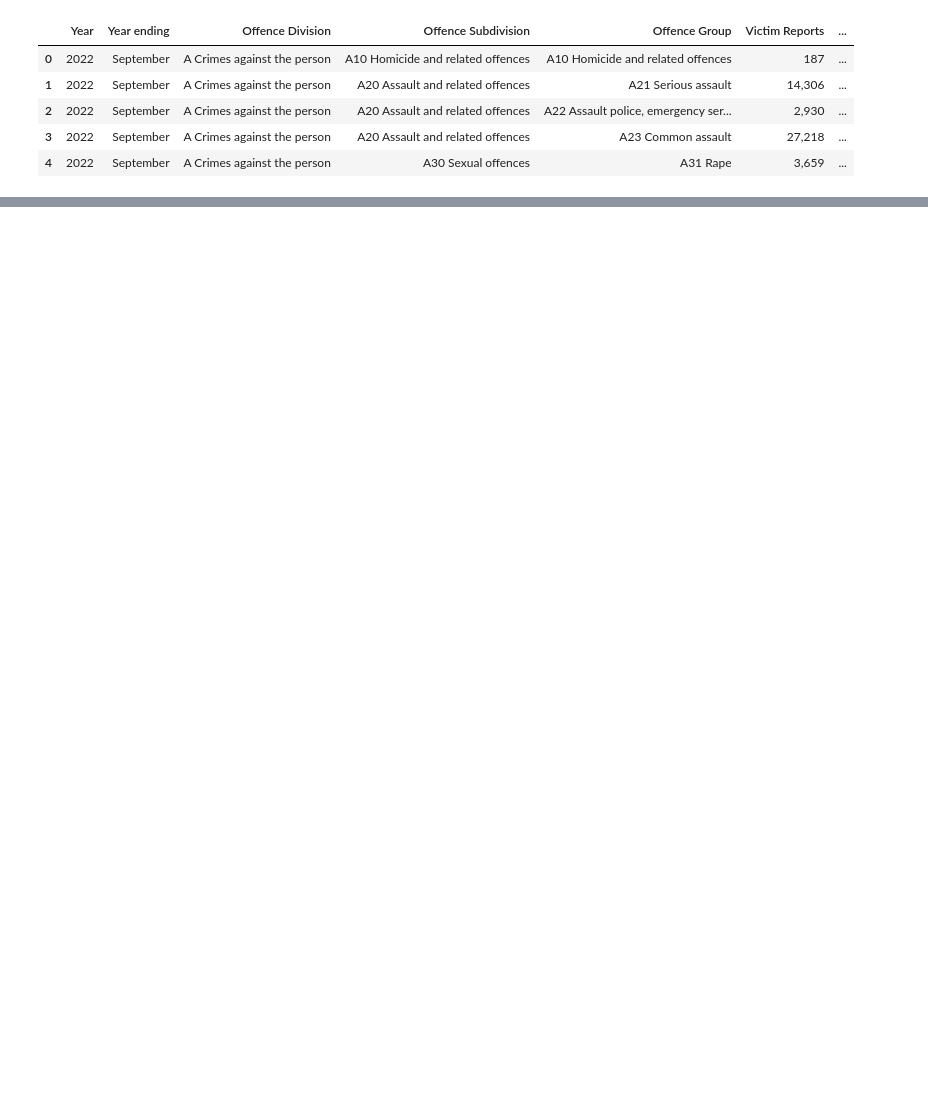
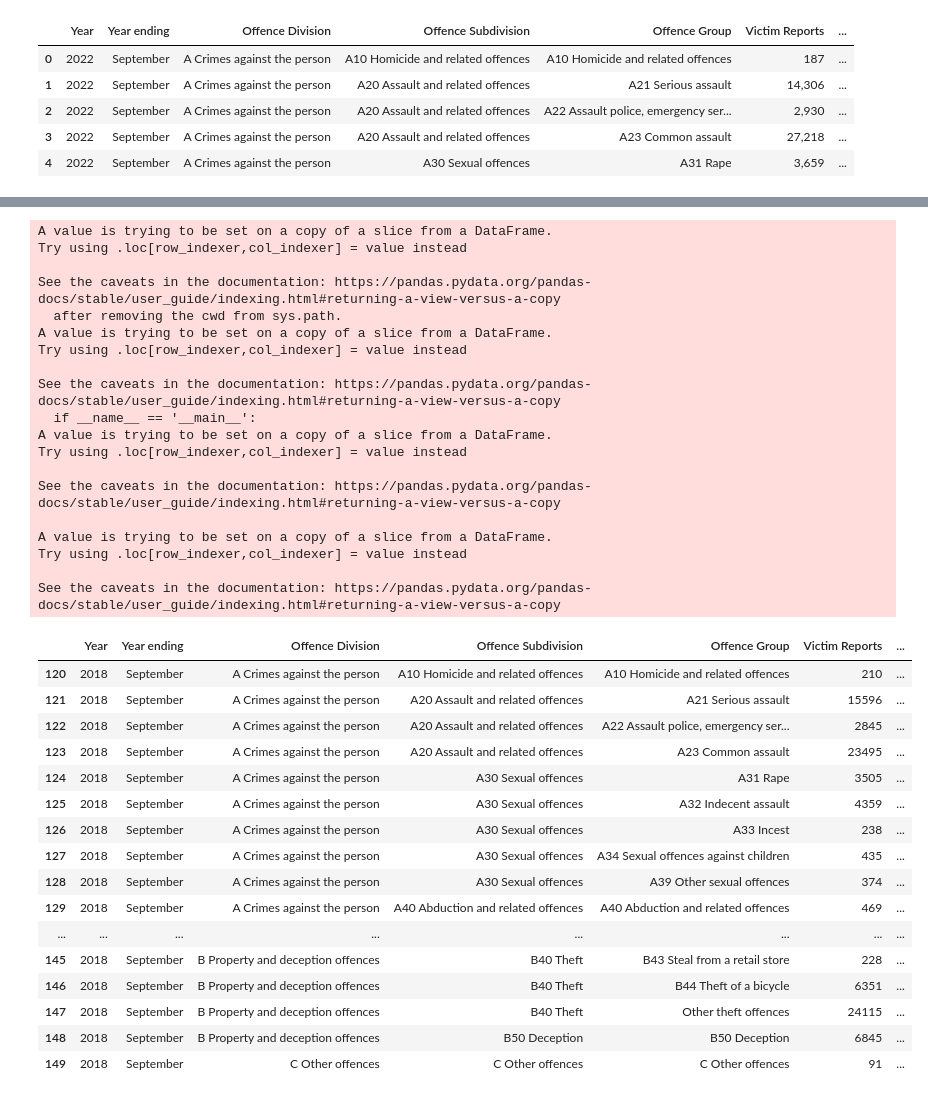
Before and after one commit to LKDSOUZA/Project-1, a Jupyter notebook: Project_1_A.ipynb, the cells around one changed output, grey strips where cells are left out. Saved outputs shown, nothing was run; the diff lists cells and outputs as text; code cells hidden in the pictures; blank space fills up the shorter version.

```diff
--- a/Project_1_A.ipynb
+++ b/Project_1_A.ipynb
@@ -41,3 +17,60 @@ crime_data_21
+# %%
+# Getting data for 2021
+crime_data_21 = crime_data.loc[crime_data["Year"] == 2021]
+crime_data_21["Victim Reports"].str.replace(",","").astype(int)
+crime_data_21["Victim Reports"] = crime_data_21["Victim Reports"].str.replace(",","").astype(int)
+
+# Getting data for 2020
+crime_data_20 = crime_data.loc[crime_data["Year"] == 2020]
+crime_data_20["Victim Reports"].str.replace(",","").astype(int)
+crime_data_20["Victim Reports"] = crime_data_20["Victim Reports"].str.replace(",","").astype(int)
+
+# Getting data for 2019
+crime_data_19 = crime_data.loc[crime_data["Year"] == 2019]
+crime_data_19["Victim Reports"].str.replace(",","").astype(int)
+crime_data_19["Victim Reports"] = crime_data_19["Victim Reports"].str.replace(",","").astype(int)
+
+# Getting data for 2018
+crime_data_18 = crime_data.loc[crime_data["Year"] == 2018]
+crime_data_18["Victim Reports"].str.replace(",","").astype(int)
+crime_data_18["Victim Reports"] = crime_data_18["Victim Reports"].str.replace(",","").astype(int)
+# %% [output]
+A value is trying to be set on a copy of a slice from a DataFrame.
+Try using .loc[row_indexer,col_indexer] = value instead
+
+See the caveats in the documentation: https://pandas.pydata.org/pandas-docs/stable/user_guide/indexing.html#returning-a-view-versus-a-copy
+  after removing the cwd from sys.path.
+A value is trying to be set on a copy of a slice from a DataFrame.
+Try using .loc[row_indexer,col_indexer] = value instead
+
+See the caveats in the documentation: https://pandas.pydata.org/pandas-docs/stable/user_guide/indexing.html#returning-a-view-versus-a-copy
+  if __name__ == '__main__':
+A value is trying to be set on a copy of a slice from a DataFrame.
+Try using .loc[row_indexer,col_indexer] = value instead
+
+See the caveats in the documentation: https://pandas.pydata.org/pandas-docs/stable/user_guide/indexing.html#returning-a-view-versus-a-copy
+
+A value is trying to be set on a copy of a slice from a DataFrame.
+Try using .loc[row_indexer,col_indexer] = value instead
+
+See the caveats in the documentation: https://pandas.pydata.org/pandas-docs/stable/user_guide/indexing.html#returning-a-view-versus-a-copy
+|  | Year | Year ending | Offence Division | Offence Subdivision | Offence Group | Victim Reports | ... |
+| 120 | 2018 | September | A Crimes against the person | A10 Homicide and related offences | A10 Homicide and related offences | 210 | ... |
+| 121 | 2018 | September | A Crimes against the person | A20 Assault and related offences | A21 Serious assault | 15596 | ... |
+| 122 | 2018 | September | A Crimes against the person | A20 Assault and related offences | A22 Assault police, emergency ser... | 2845 | ... |
+| 123 | 2018 | September | A Crimes against the person | A20 Assault and related offences | A23 Common assault | 23495 | ... |
+| 124 | 2018 | September | A Crimes against the person | A30 Sexual offences | A31 Rape | 3505 | ... |
+| 125 | 2018 | September | A Crimes against the person | A30 Sexual offences | A32 Indecent assault | 4359 | ... |
+| 126 | 2018 | September | A Crimes against the person | A30 Sexual offences | A33 Incest | 238 | ... |
+| 127 | 2018 | September | A Crimes against the person | A30 Sexual offences | A34 Sexual offences against children | 435 | ... |
+| 128 | 2018 | September | A Crimes against the person | A30 Sexual offences | A39 Other sexual offences | 374 | ... |
+| 129 | 2018 | September | A Crimes against the person | A40 Abduction and related offences | A40 Abduction and related offences | 469 | ... |
+| ... | ... | ... | ... | ... | ... | ... | ... |
+| 145 | 2018 | September | B Property and deception offences | B40 Theft | B43 Steal from a retail store | 228 | ... |
+| 146 | 2018 | September | B Property and deception offences | B40 Theft | B44 Theft of a bicycle | 6351 | ... |
+| 147 | 2018 | September | B Property and deception offences | B40 Theft | Other theft offences | 24115 | ... |
+| 148 | 2018 | September | B Property and deception offences | B50 Deception | B50 Deception | 6845 | ... |
+| 149 | 2018 | September | C Other offences | C Other offences | C Other offences | 91 | ... |
 # %%
 statistics_raw_data=crime_data_21.copy()
 
```
Also changed, not shown: parts of 6 cells of this notebook.
